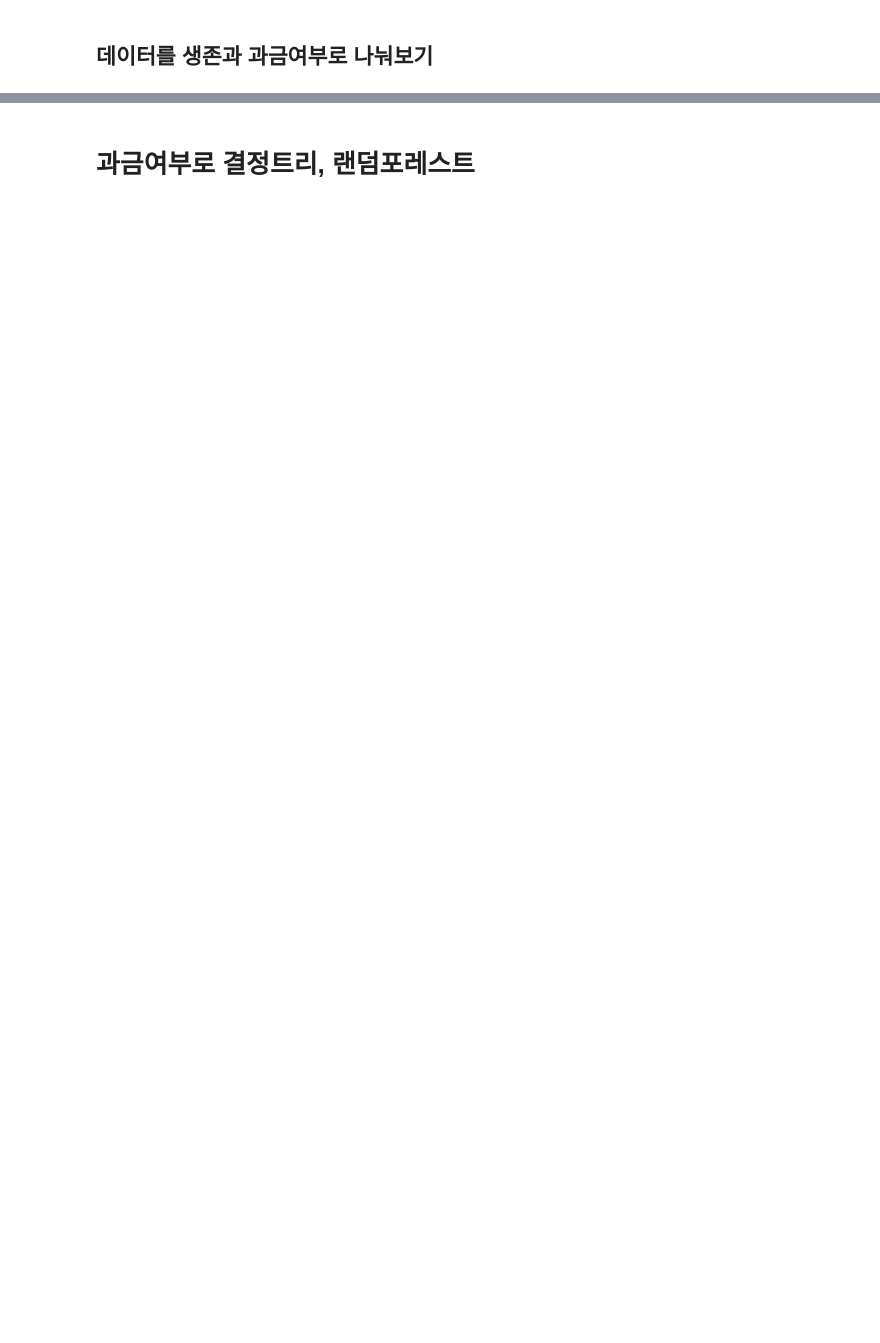
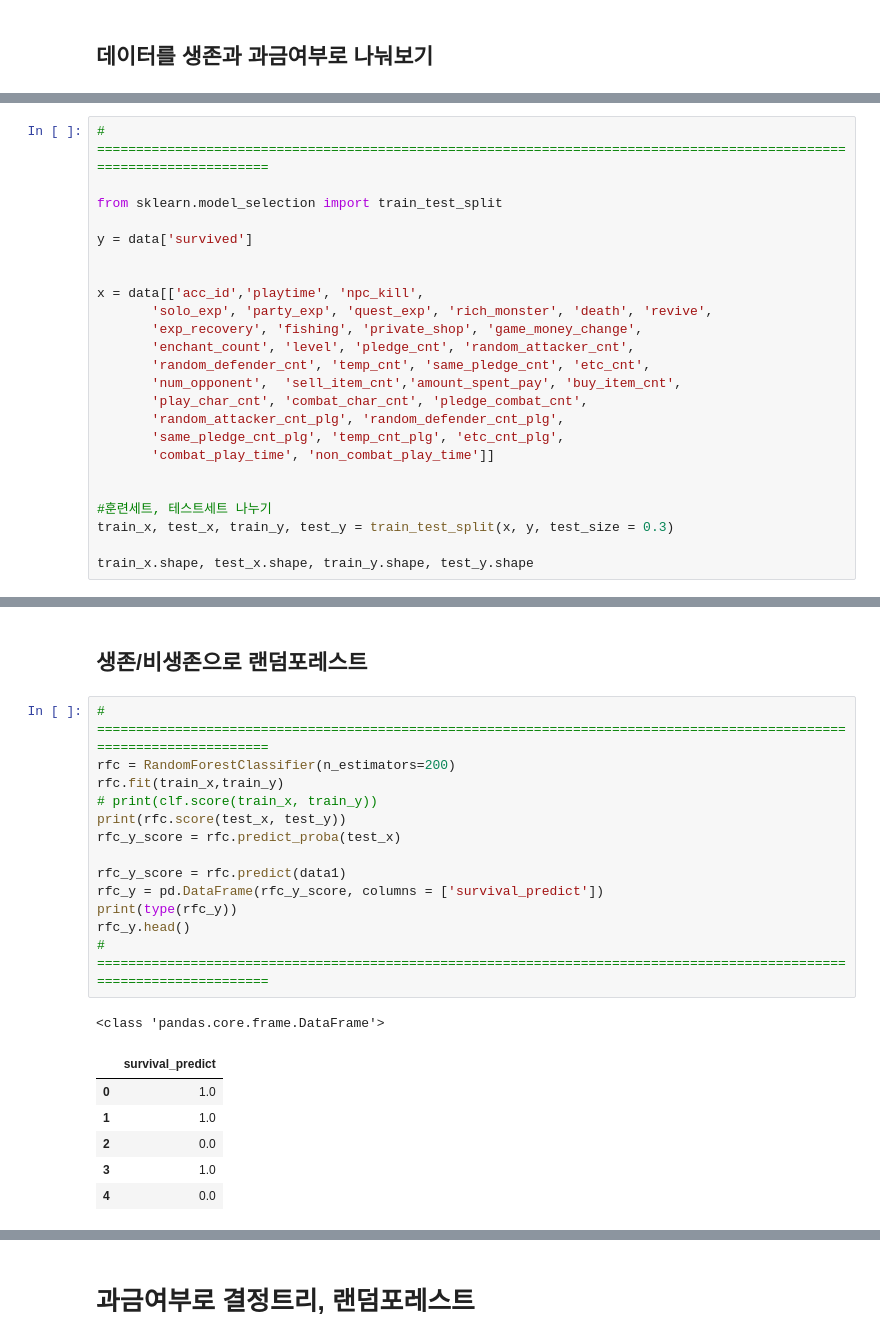
Before and after one commit to sky4994/BigContest, a Jupyter notebook: 결정트리&랜덤포레스트(모든파일).ipynb, the cells around one changed output, grey strips where cells are left out. Cells and saved outputs as stored; diff of their text form; blank space fills up the shorter version.

```diff
--- a/결정트리&랜덤포레스트(모든파일).ipynb
+++ b/결정트리&랜덤포레스트(모든파일).ipynb
@@ -236 +285,25 @@ Index(['acc_id', 'survival_time', 'amount_spent', 'playtime', 'npc_kill',
+# %%
+# ======================================================================================================================
+
+from sklearn.model_selection import train_test_split
+
+y = data['survived']
+
+
+x = data[['acc_id','playtime', 'npc_kill',
+       'solo_exp', 'party_exp', 'quest_exp', 'rich_monster', 'death', 'revive',
+       'exp_recovery', 'fishing', 'private_shop', 'game_money_change',
+       'enchant_count', 'level', 'pledge_cnt', 'random_attacker_cnt',
+       'random_defender_cnt', 'temp_cnt', 'same_pledge_cnt', 'etc_cnt',
+       'num_opponent',  'sell_item_cnt','amount_spent_pay', 'buy_item_cnt',
+       'play_char_cnt', 'combat_char_cnt', 'pledge_combat_cnt',
+       'random_attacker_cnt_plg', 'random_defender_cnt_plg',
+       'same_pledge_cnt_plg', 'temp_cnt_plg', 'etc_cnt_plg',
+       'combat_play_time', 'non_combat_play_time']]
+
+
+#훈련세트, 테스트세트 나누기
+train_x, test_x, train_y, test_y = train_test_split(x, y, test_size = 0.3)
+
+train_x.shape, test_x.shape, train_y.shape, test_y.shape
 # %%
@@ -327,0 +343,23 @@ rfc_y_score = rfc.predict_proba(test_x)
+# %% [markdown]
+## 생존/비생존으로 랜덤포레스트
+# %%
+# ======================================================================================================================
+rfc = RandomForestClassifier(n_estimators=200)
+rfc.fit(train_x,train_y)
+# print(clf.score(train_x, train_y))
+print(rfc.score(test_x, test_y))
+rfc_y_score = rfc.predict_proba(test_x)
+
+rfc_y_score = rfc.predict(data1)
+rfc_y = pd.DataFrame(rfc_y_score, columns = ['survival_predict'])
+print(type(rfc_y))
+rfc_y.head()
+# ======================================================================================================================
+# %% [output]
+<class 'pandas.core.frame.DataFrame'>
+|  | survival_predict |
+| 0 | 1.0 |
+| 1 | 1.0 |
+| 2 | 0.0 |
+| 3 | 1.0 |
+| 4 | 0.0 |
```
Also changed, not shown: parts of 20 cells of this notebook.
